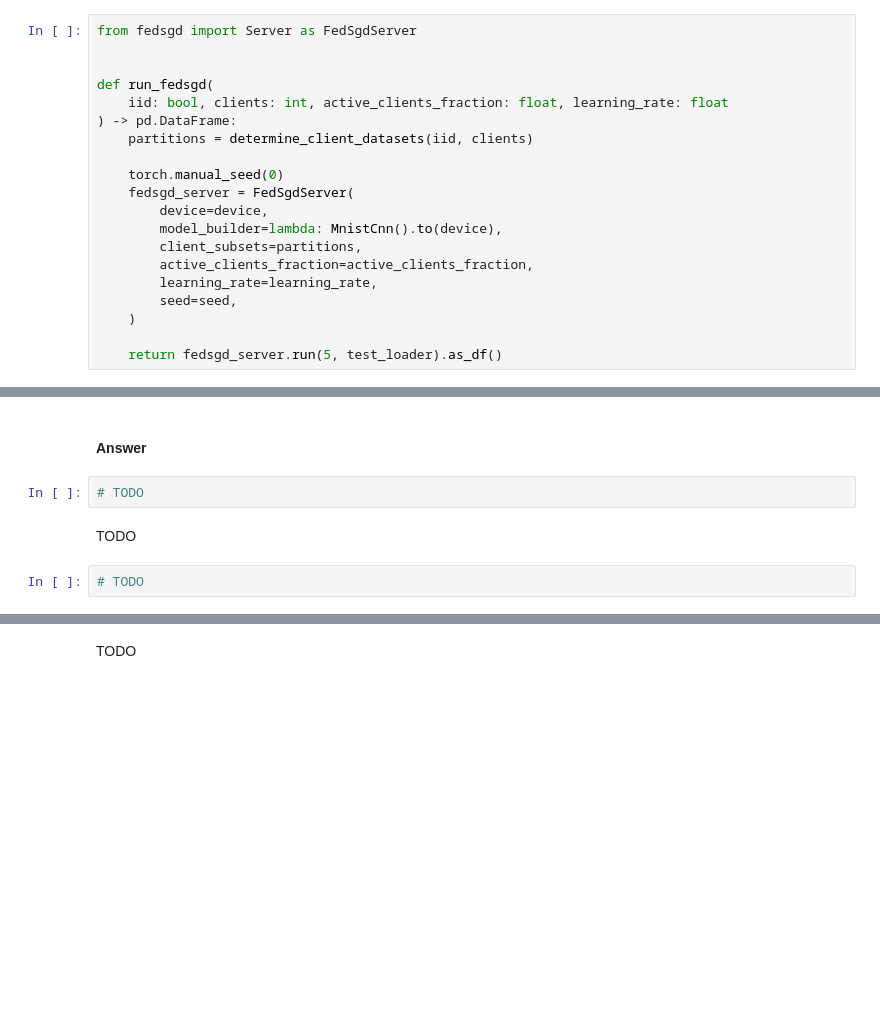
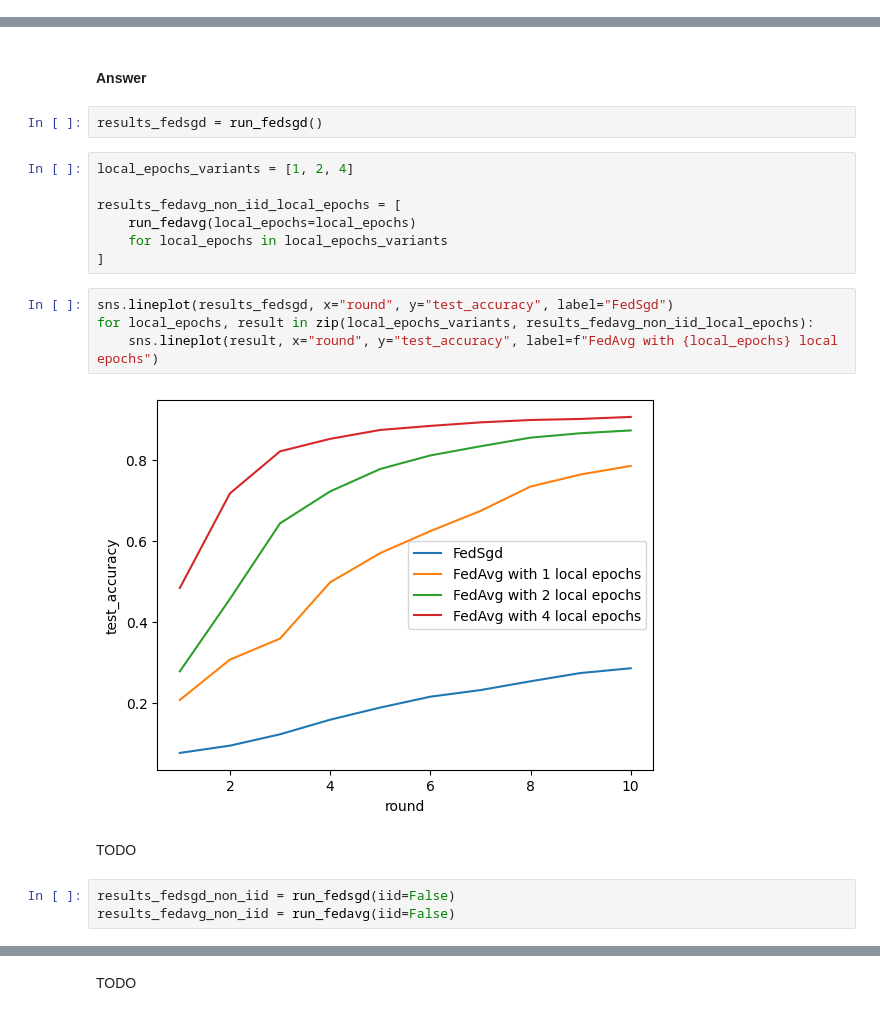
Before and after one commit to Quaffel/university-distributed-deep-learning, a Jupyter notebook: federated-learning/fedsgd-vs-fedavg/homework.ipynb, the cells around one changed output, grey strips where cells are left out. Cells and saved outputs as stored; diff of their text form; blank space fills up the shorter version.

Commit message:
Plot accuracy for stated scenarios

```diff
--- a/federated-learning/fedsgd-vs-fedavg/homework.ipynb
+++ b/federated-learning/fedsgd-vs-fedavg/homework.ipynb
@@ -155,20 +186,0 @@ def run_fedavg(
-# %%
-from fedsgd import Server as FedSgdServer
-
-
-def run_fedsgd(
-    iid: bool, clients: int, active_clients_fraction: float, learning_rate: float
-) -> pd.DataFrame:
-    partitions = determine_client_datasets(iid, clients)
-
-    torch.manual_seed(0)
-    fedsgd_server = FedSgdServer(
-        device=device,
-        model_builder=lambda: MnistCnn().to(device),
-        client_subsets=partitions,
-        active_clients_fraction=active_clients_fraction,
-        learning_rate=learning_rate,
-        seed=seed,
-    )
-
-    return fedsgd_server.run(5, test_loader).as_df()
@@ -256,9 +417,23 @@ _(2 points)_ Make one line plot of FedSGD and FedAvg under an IID and non-IID sp
 _(2 points)_ Make another plot for only non-IID splits, including the FedSGD and FedAvg configs from the point above, and add a version for each with a learning rate of 0.001 and client fraction of 0.5. How does the stability of the new variants compare to the ones from before? Why do the changes in parameters have the observed effect?
 # %% [markdown]
 #### Answer
-# %%
-# TODO
+# %%
+results_fedsgd = run_fedsgd()
+# %%
+local_epochs_variants = [1, 2, 4]
+
+results_fedavg_non_iid_local_epochs = [
+    run_fedavg(local_epochs=local_epochs)
+    for local_epochs in local_epochs_variants
+]
+# %%
+sns.lineplot(results_fedsgd, x="round", y="test_accuracy", label="FedSgd")
+for local_epochs, result in zip(local_epochs_variants, results_fedavg_non_iid_local_epochs):
+    sns.lineplot(result, x="round", y="test_accuracy", label=f"FedAvg with {local_epochs} local epochs")
+# %% [output]
+[figure, added]
 # %% [markdown]
 TODO
-# %%
-# TODO
+# %%
+results_fedsgd_non_iid = run_fedsgd(iid=False)
+results_fedavg_non_iid = run_fedavg(iid=False)
```
Also changed, not shown: parts of 28 cells of this notebook.
